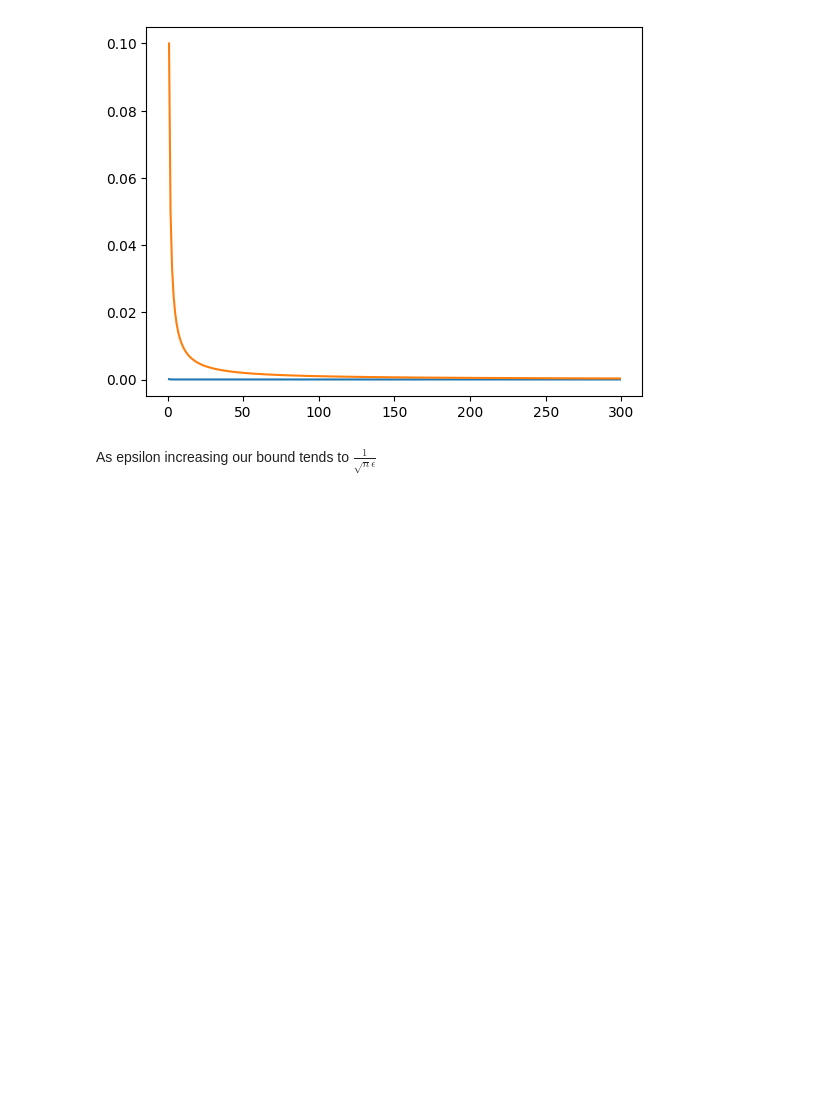
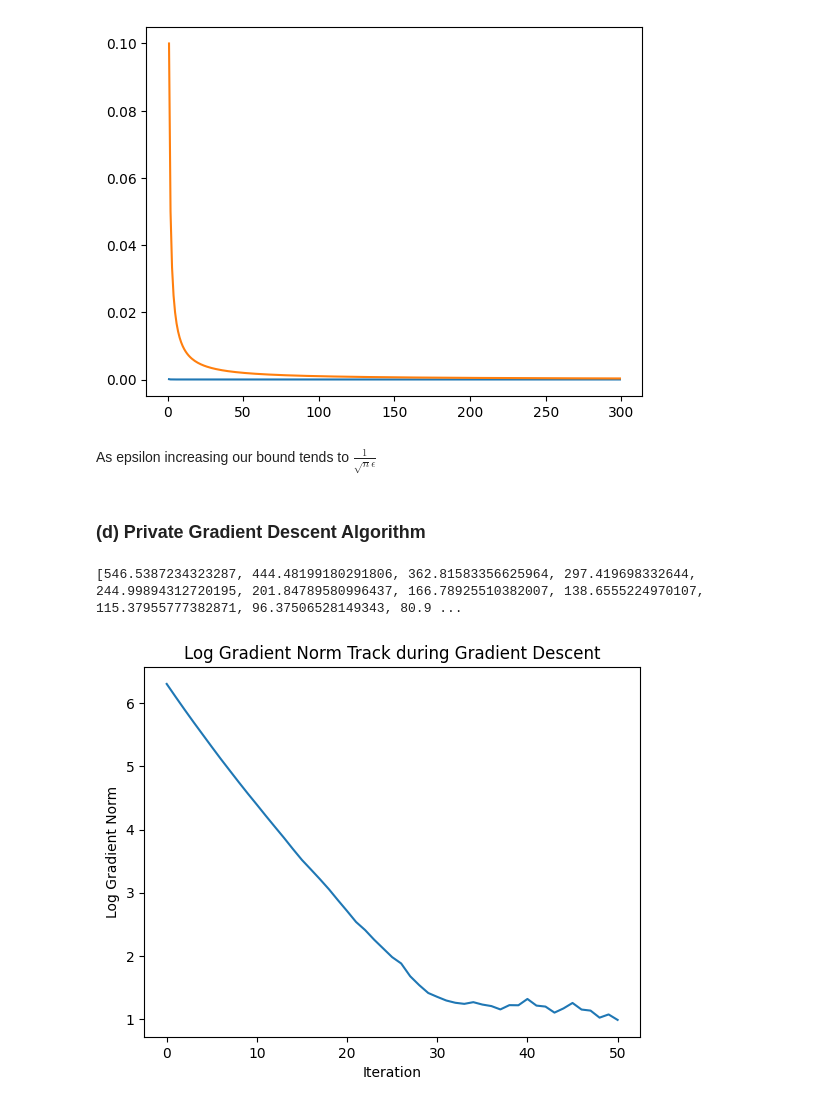
Before and after one commit to junietoc/Statistical-inference-with-user-level-privacy-constraints, a Jupyter notebook: week2/Week2.ipynb, the cells around one changed output. Drawn from its saved outputs; the diff is of its cells as text; code cells hidden in the pictures; blank space fills up the shorter version.

Commit message:
private gradient descent draft

```diff
--- a/week2/Week2.ipynb
+++ b/week2/Week2.ipynb
@@ -167,3 +167,5 @@ plt.plot(variance_bound_2)
 [figure]
 # %% [markdown]
 As epsilon increasing our bound tends to $\frac{1}{\sqrt{n}\epsilon}$
+# %% [markdown]
+### (d) Private Gradient Descent Algorithm
@@ -169,0 +178,48 @@ As epsilon increasing our bound tends to $\frac{1}{\sqrt{n}\epsilon}$
+# %%
+loc = 0
+b = 1
+# %%
+def l2_loss(theta, X=X, y=y):
+    predictions = np.dot(X, theta)
+    error = y - predictions
+    squared_loss = np.sum(error ** 2)
+    l2_loss = squared_loss
+    return l2_loss
+
+def gradient_l2(theta, X=X, y=y):
+    predictions = np.dot(X, theta)
+    error = y - predictions
+    grad_theta = -2 * np.dot(X.T, error)
+    return grad_theta
+# %%
+def gradient_descent():
+    n, d = X.shape
+    theta = np.random.rand(d)
+    k = 50
+    t = 0.001
+
+    # loss_track = [l2_loss(theta)]
+
+    gradient_track = [np.linalg.norm(gradient_l2(theta))]
+    for it in range(k):
+        gradient = gradient_l2(theta)
+        w = np.random.laplace(loc, b, d)
+        theta = theta -  t*(gradient+w)
+
+        # loss_track.append(l2_loss(theta))
+        gradient_track.append(np.linalg.norm(gradient_l2(theta)))
+    return gradient_track, theta
+# %%
+gradient_track, optimal_theta = gradient_descent()
+print(gradient_track)
+
+log_gradient_track = np.log(gradient_track)
+
+plt.plot(log_gradient_track)
+plt.xlabel('Iteration')
+plt.ylabel('Log Gradient Norm')
+plt.title('Log Gradient Norm Track during Gradient Descent')
+plt.show()
+# %% [output]
+[546.5387234323287, 444.48199180291806, 362.81583356625964, 297.419698332644, 244.99894312720195, 201.84789580996437, 166.78925510382007, 138.6555224970107, 115.37955777382871, 96.37506528149343, 80.9 ...
+[figure, added]
```
Also changed, not shown: parts of 1 cell of this notebook.
